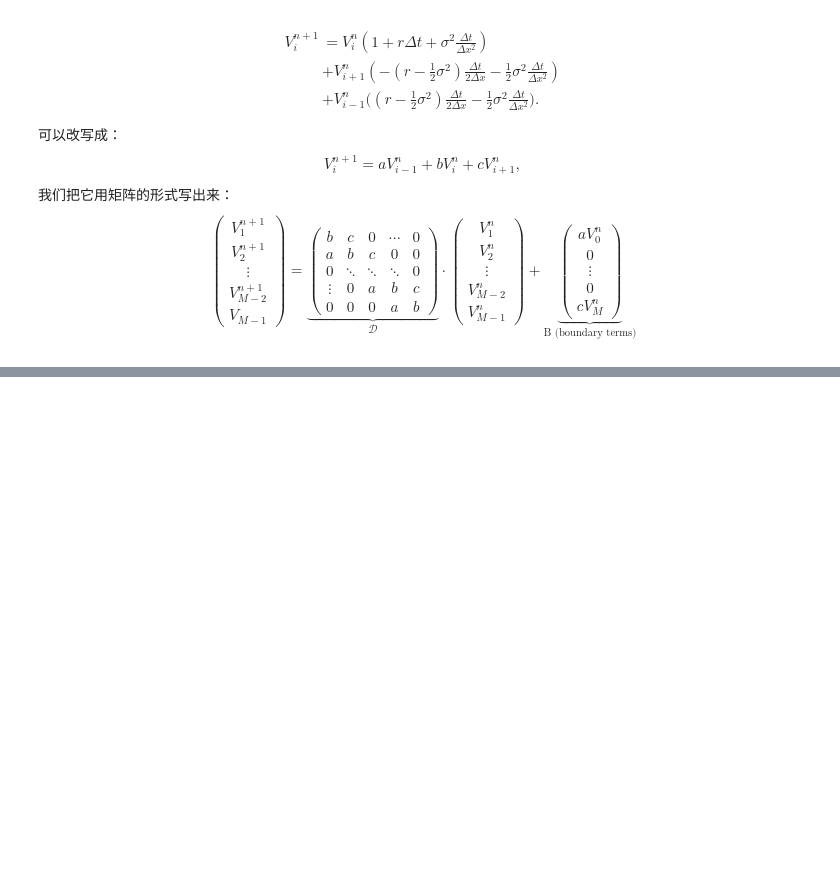
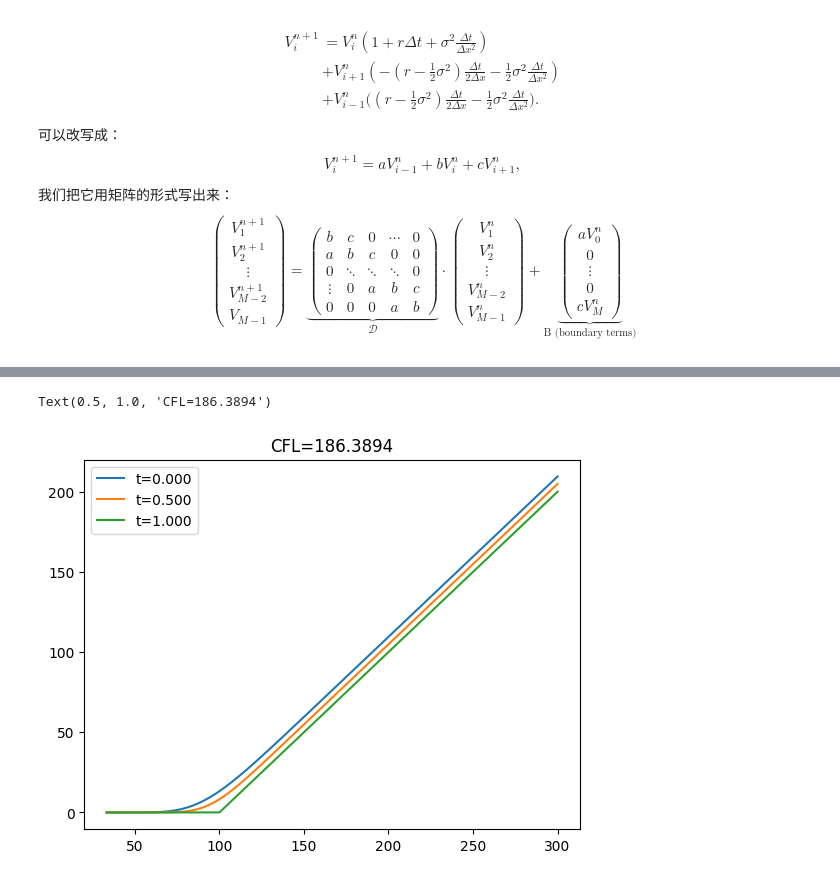
Before and after one commit to YongShen-98/numerical_PDE, a Jupyter notebook: 1D_Diffusion.ipynb, the cells around one changed output, grey strips where cells are left out. Drawn from its saved outputs; the diff is of its cells as text; code cells hidden in the pictures; blank space fills up the shorter version.

```diff
--- a/1D_Diffusion.ipynb
+++ b/1D_Diffusion.ipynb
@@ -362,0 +427,8 @@ $$
+# %%
+for ti in [1, 1000, 2000]:
+    plt.plot(S, V[:,ti-1], label="t=%.3f"%(dt*(ti-1)))
+plt.legend()
+plt.title("CFL=%.4f"%CFL)
+# %% [output]
+Text(0.5, 1.0, 'CFL=186.3894')
+[figure, added]
```
Also changed, not shown: parts of 8 cells of this notebook.
